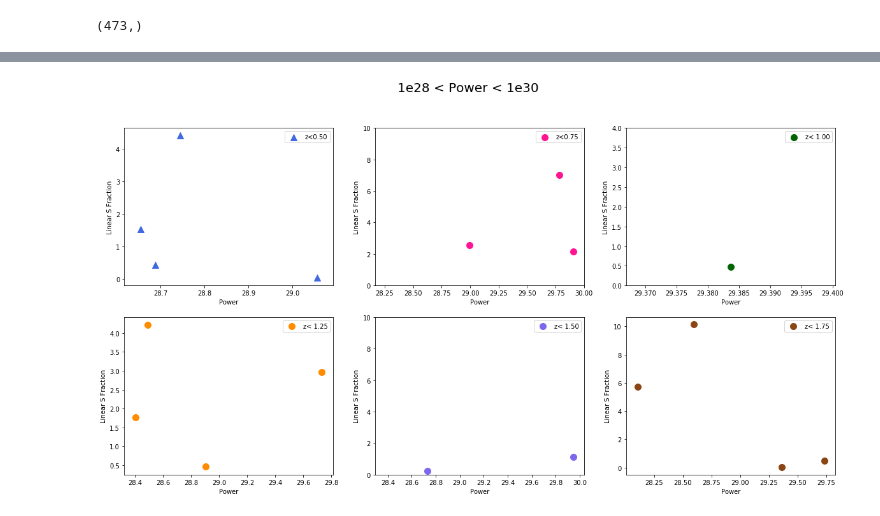
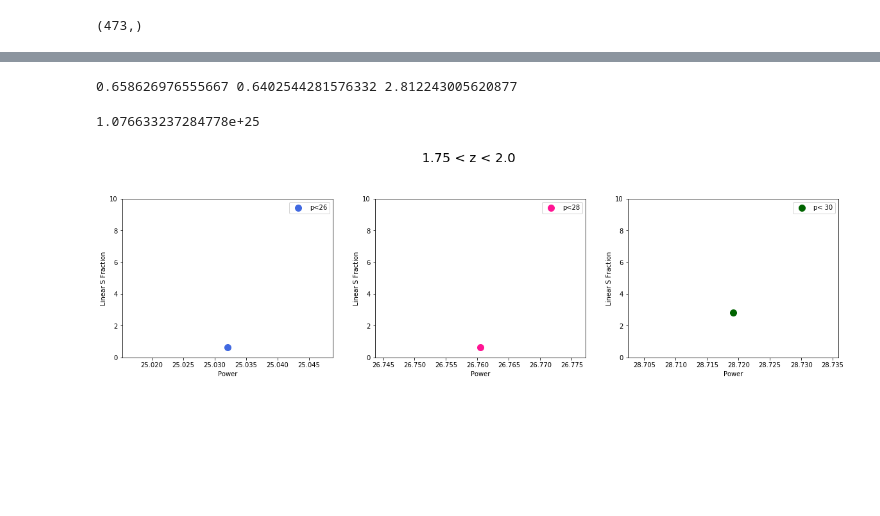
Before and after one commit to gfabj/Oxford-Research, a Jupyter notebook: Python/Linear_Size.ipynb, the cells around one changed output, grey strips where cells are left out. Cells and saved outputs as stored; diff of their text form; code cells hidden in the pictures; blank space fills up the shorter version.

Commit message:
Plots adjusted

```diff
--- a/Python/Linear_Size.ipynb
+++ b/Python/Linear_Size.ipynb
@@ -581,51 +649,42 @@ plt.show()
+# %%
+print (median(Bin1_rg,Z_rg1,1.75,2.00,24)/Median(Bin1_qso,Z_qso1,1.75,2.00),
+median(Bin2_rg,Z_rg2,1.75,2.00,13)/Median(Bin2_qso,Z_qso2,1.75,2.00),
+median(Bin3_rg,Z_rg3,1.75,2.00,6)/Median(Bin3_qso,Z_qso3,1.75,2.00))
+# %% [output]
+0.658626976555667 0.6402544281576332 2.812243005620877
+# %%
+statistics.median(Selection(pz1,z1,1.75,2.00))
+# %% [output]
+1.076633237284778e+25
 # %%
 f = plt.figure(figsize=(20,10))
 ax1 = f.add_subplot(231)
 ax2 = f.add_subplot(232)
 ax3 =  f.add_subplot(233)
-ax4 =  f.add_subplot(234)
-ax5 = f.add_subplot(235)
-ax6 =  f.add_subplot(236)
 
 
-ax1.scatter(np.log10(Selection(pz3,z3,0.25,0.50)[:4,]),(Square(Bin3_rg,Z_rg3,0.25,0.50)[:4,])/Square(Bin3_qso,Z_qso3,0.25,0.50), c='royalblue',marker='^',s=100,label='z<0.50')
+ax1.scatter(np.log10(1.076633237284778e+25),0.658626976555667, c='royalblue',s = 100,label='p<26')
 ax1.legend()
 ax1.set_xlabel('Power')
 ax1.set_ylabel('Linear S Fraction')
+ax1.set_ylim(0,10)
 
-
-ax2.scatter(np.log10(Selection(pz3,z3,0.50,0.75)[:4,]),(Square(Bin3_rg,Z_rg3,0.50,0.75)[:4,])/Square(Bin3_qso,Z_qso3,0.50,0.75), c='deeppink',s=100,label='z<0.75')
+ax2.scatter(np.log10(5.760341242734956e+26),0.6402544281576332, c='deeppink',s = 100,label='p<28')
 ax2.set_xlabel('Power')
 ax2.set_ylabel('Linear S Fraction')
 ax2.legend()
 ax2.set_ylim(0,10)
 
-ax3.scatter(np.log10(Selection(pz3,z3,0.75,1.00)[:1,]),(Square(Bin3_rg,Z_rg3,0.75,1.00)[:1,])/Square(Bin3_qso,Z_qso3,0.75,1.00), c='darkgreen',s=100,label='z< 1.00')
+ax3.scatter(np.log10(5.237573279238907e+28),2.812243005620877, c='darkgreen',s = 100,label='p< 30')
 ax3.set_xlabel('Power')
 ax3.set_ylabel('Linear S Fraction')
-ax3.set_ylim(0,4)
+ax3.set_ylim(0,10)
 ax3.legend()
 
 
-ax4.scatter(np.log10(Selection(pz3,z3,1.00,1.25)[:4,]),(Square(Bin3_rg,Z_rg3,1.00,1.25)[:4,])/Square(Bin3_qso,Z_qso3,1.00,1.25), c = 'darkorange',s=100, label = 'z< 1.25')
-#ax4.set_ylim(0,1)
-ax4.set_xlabel('Power')
-ax4.set_ylabel('Linear S Fraction')
-ax4.legend(loc=1)
 
-ax5.scatter(np.log10(Selection(pz3,z3,1.25,1.50)[:3,]),(Square(Bin3_rg,Z_rg3,1.25,1.50)[:3,])/Square(Bin3_qso,Z_qso3,1.25,1.50), c='mediumslateblue',s=100,label='z< 1.50')
-ax5.set_xlabel('Power')
-ax5.set_ylabel('Linear S Fraction')
-ax5.set_ylim(0,10)
-ax5.legend(loc=1)
 
-ax6.scatter(np.log10(Selection(pz3,z3,1.50,1.75)[:4,]),(Square(Bin3_rg,Z_rg3,1.50,1.75)[:4,])/Square(Bin3_qso,Z_qso3,1.50,1.75), c='saddlebrown',s=100,label='z< 1.75')
-ax6.set_xlabel('Power')
-ax6.set_ylabel('Linear S Fraction')
-#ax6.set_ylim(0,1)
-ax6.legend()
-
-plt.suptitle('1e28 < Power < 1e30', fontsize=20)
+plt.suptitle('1.75 < z < 2.0', fontsize=20)
 plt.show()
 # %% [output]
-[figure, old version]
+[figure, new version]
```
Also changed, not shown: parts of 12 cells of this notebook.
